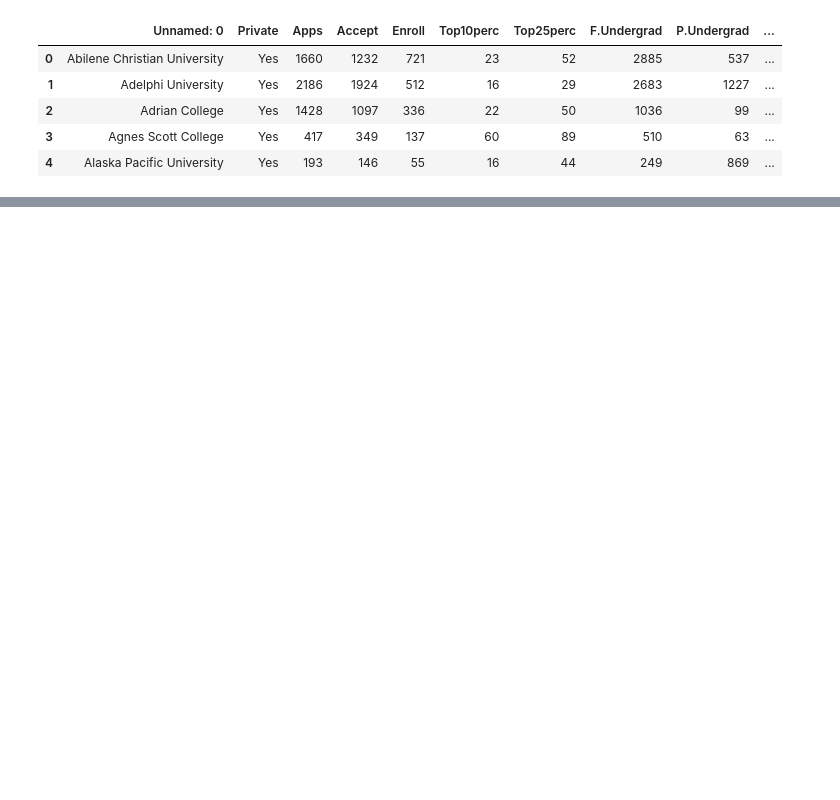
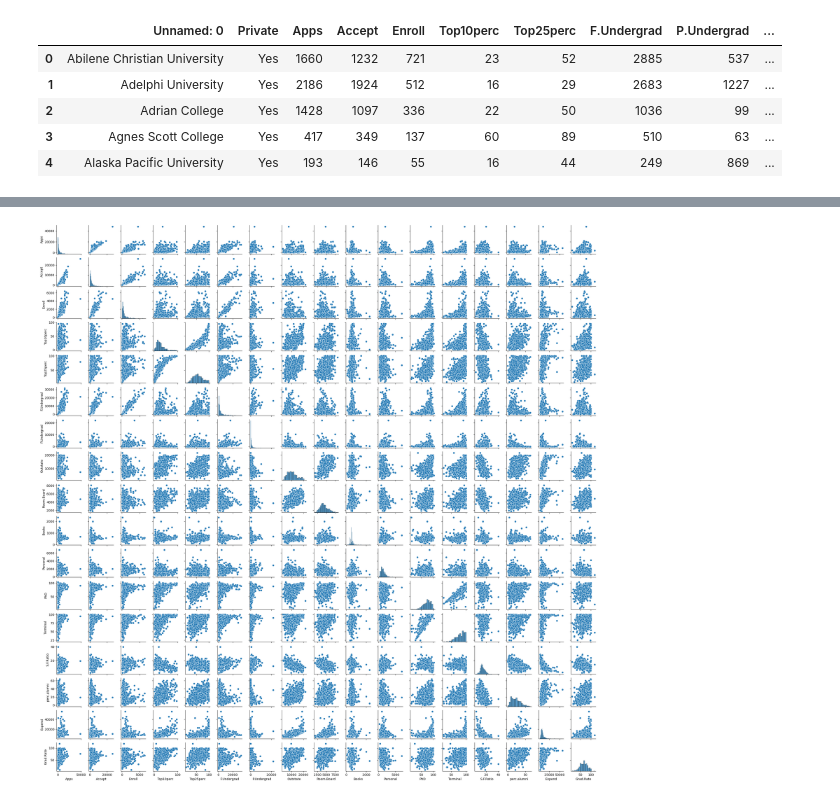
Before and after one commit to erenacid/dtsc-1302-group-17, a Jupyter notebook: DTSC1302.ipynb, the cells around one changed output, grey strips where cells are left out. Cells and saved outputs as stored; diff of their text form; code cells hidden in the pictures; blank space fills up the shorter version.

```diff
--- a/DTSC1302.ipynb
+++ b/DTSC1302.ipynb
@@ -31,3 +37,9 @@ Receiving objects: 100% (6/6), 32.97 KiB | 2.06 MiB/s, done.
 | 2 | Adrian College | Yes | 1428 | 1097 | 336 | 22 | 50 | 1036 | 99 | ... |
 | 3 | Agnes Scott College | Yes | 417 | 349 | 137 | 60 | 89 | 510 | 63 | ... |
 | 4 | Alaska Pacific University | Yes | 193 | 146 | 55 | 16 | 44 | 249 | 869 | ... |
+# %%
+#Scatterplots
+sns.pairplot(df, height=1.5)
+plt.show()
+# %% [output]
+[figure, added]
```
Also changed, not shown: parts of 3 cells of this notebook.
